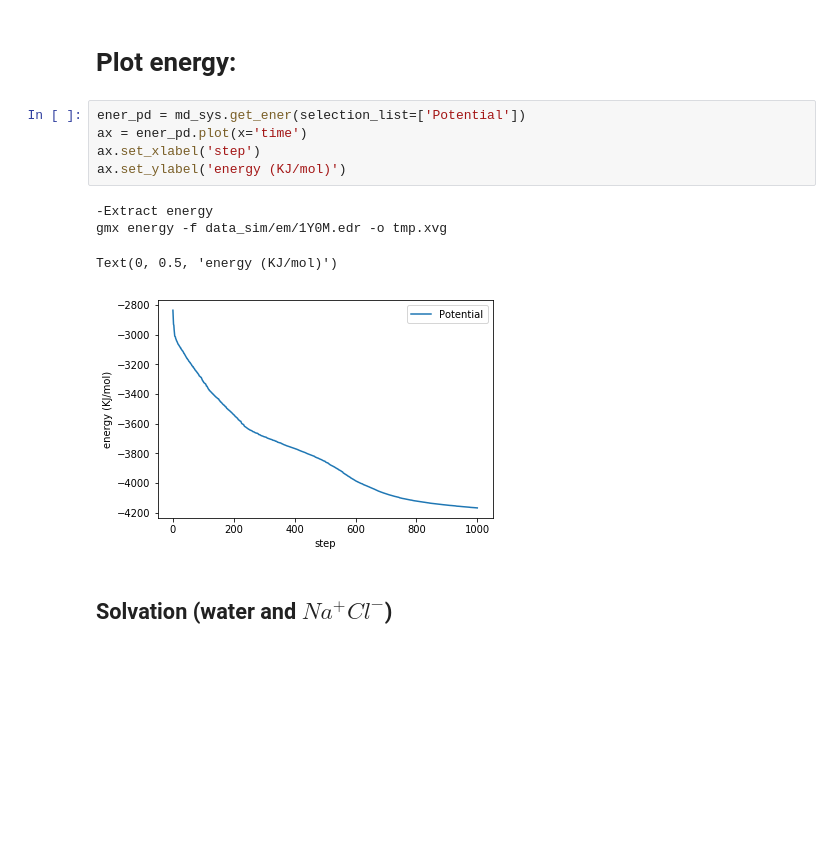
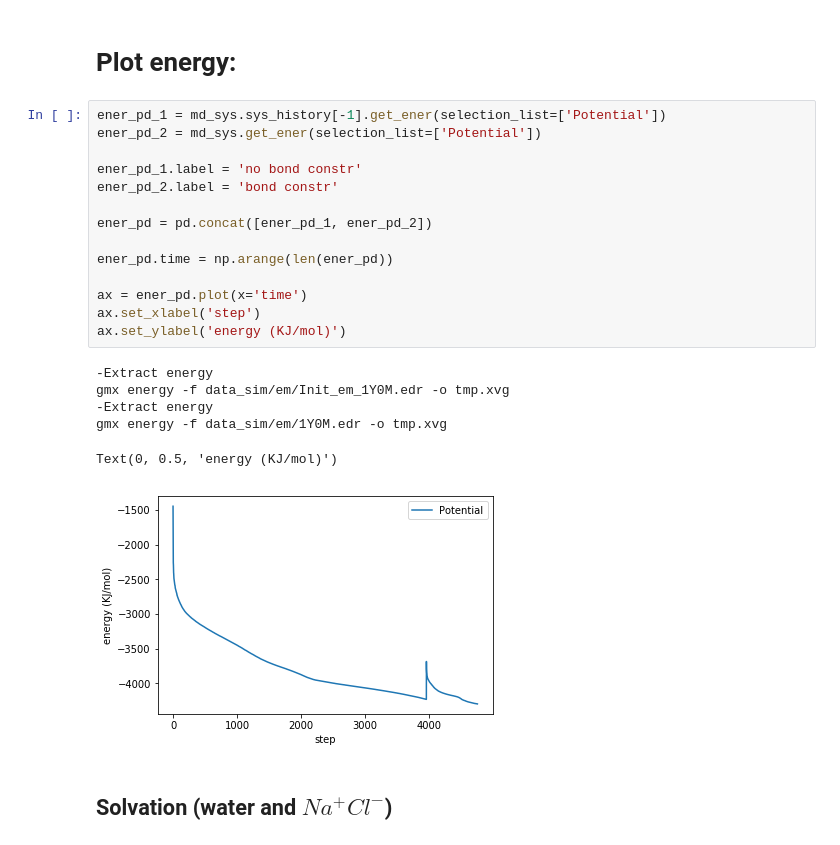
Before and after one commit to samuelmurail/gromacs_py, a Jupyter notebook: notebook/00_basic_example.ipynb, the cells around one changed output. Drawn from its saved outputs; the diff is of its cells as text; blank space fills up the shorter version.

```diff
--- a/notebook/00_basic_example.ipynb
+++ b/notebook/00_basic_example.ipynb
@@ -109,15 +107,26 @@ Simulation not launched 1Y0M.gro already exist
 # %% [markdown]
 # Plot energy:
 # %%
-ener_pd = md_sys.get_ener(selection_list=['Potential'])
+ener_pd_1 = md_sys.sys_history[-1].get_ener(selection_list=['Potential'])
+ener_pd_2 = md_sys.get_ener(selection_list=['Potential'])
+
+ener_pd_1.label = 'no bond constr'
+ener_pd_2.label = 'bond constr'
+
+ener_pd = pd.concat([ener_pd_1, ener_pd_2])
+
+ener_pd.time = np.arange(len(ener_pd))
+
 ax = ener_pd.plot(x='time')
 ax.set_xlabel('step')
 ax.set_ylabel('energy (KJ/mol)')
 # %% [output]
+-Extract energy
+gmx energy -f data_sim/em/Init_em_1Y0M.edr -o tmp.xvg
 -Extract energy
 gmx energy -f data_sim/em/1Y0M.edr -o tmp.xvg
 Text(0, 0.5, 'energy (KJ/mol)')
-[figure, old version]
+[figure, new version]
 # %% [markdown]
 ## Solvation (water and $Na^{+} Cl^{-}$)
 # %%
```
Also changed, not shown: parts of 15 cells of this notebook.
